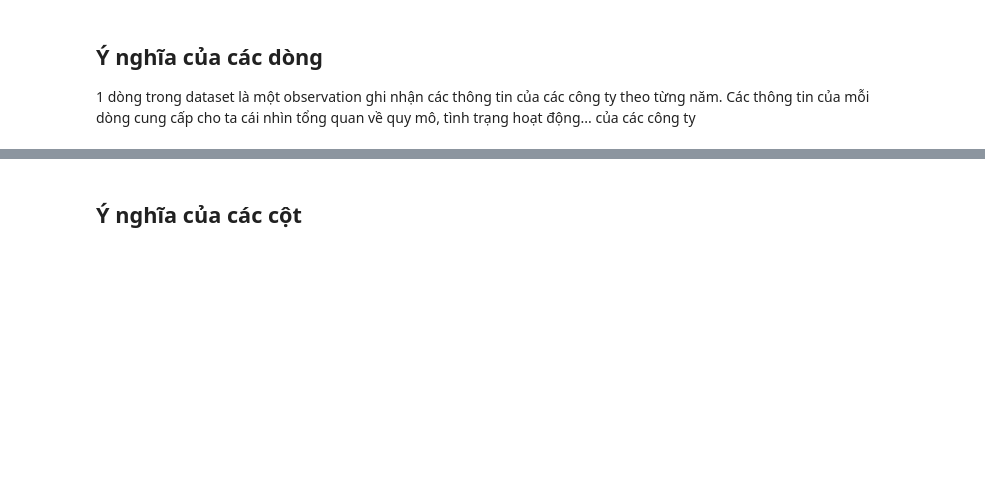
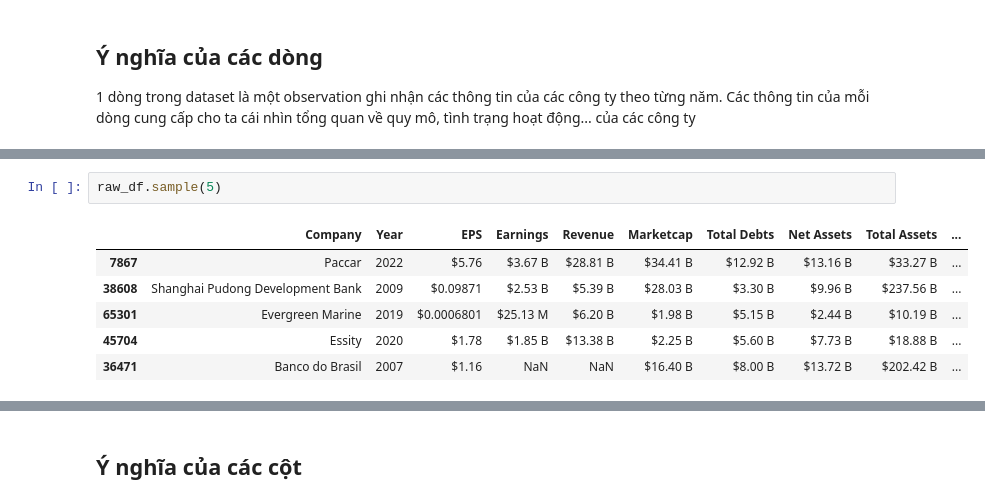
Before and after one commit to HuyAnhTon/Intro2DS_FinalProject, a Jupyter notebook: notebooks/data_explore.ipynb, the cells around one changed output, grey strips where cells are left out. Saved outputs shown, nothing was run; the diff lists cells and outputs as text; blank space fills up the shorter version.

```diff
--- a/notebooks/data_explore.ipynb
+++ b/notebooks/data_explore.ipynb
@@ -34,0 +58,9 @@ Dataset có 69460 dòng và 13 cột
+# %%
+raw_df.sample(5)
+# %% [output]
+|  | Company | Year | EPS | Earnings | Revenue | Marketcap | Total Debts | Net Assets | Total Assets | ... |
+| 7867 | Paccar | 2022 | $5.76 | $3.67 B | $28.81 B | $34.41 B | $12.92 B | $13.16 B | $33.27 B | ... |
+| 38608 | Shanghai Pudong Development Bank | 2009 | $0.09871 | $2.53 B | $5.39 B | $28.03 B | $3.30 B | $9.96 B | $237.56 B | ... |
+| 65301 | Evergreen Marine | 2019 | $0.0006801 | $25.13 M | $6.20 B | $1.98 B | $5.15 B | $2.44 B | $10.19 B | ... |
+| 45704 | Essity | 2020 | $1.78 | $1.85 B | $13.38 B | $2.25 B | $5.60 B | $7.73 B | $18.88 B | ... |
+| 36471 | Banco do Brasil | 2007 | $1.16 | NaN | NaN | $16.40 B | $8.00 B | $13.72 B | $202.42 B | ... |
```
Also changed, not shown: parts of 49 cells of this notebook.
